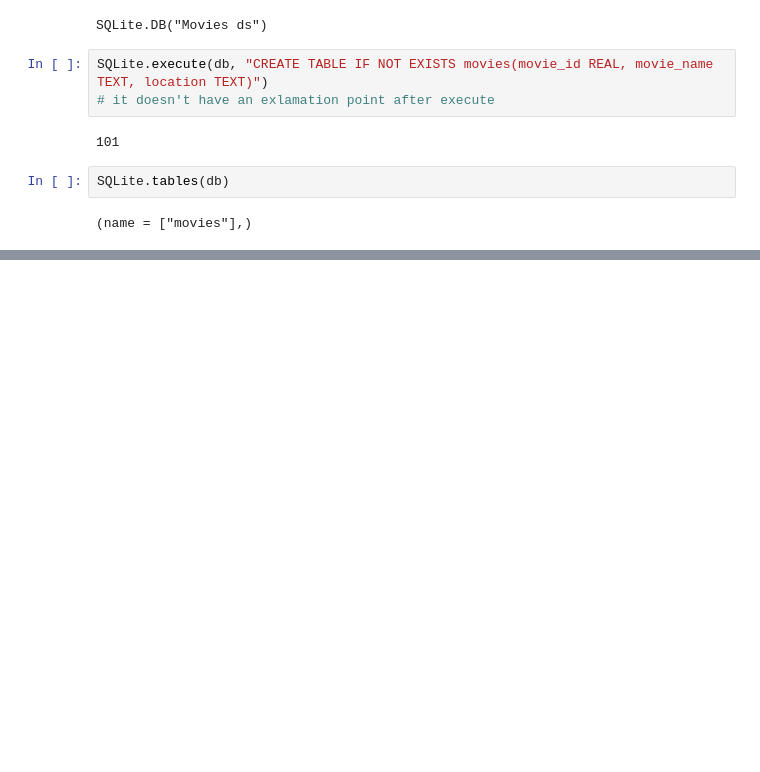
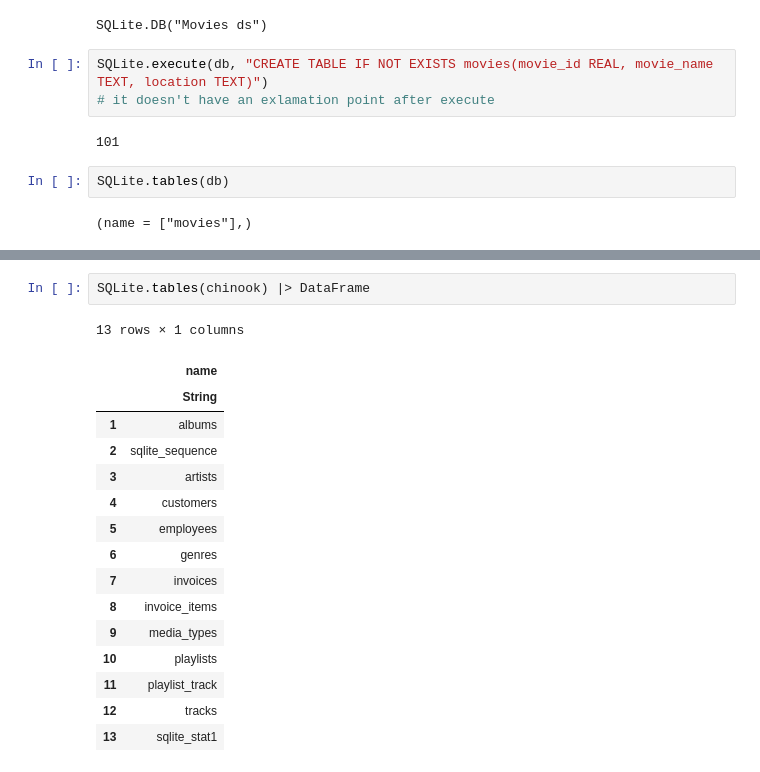
Before and after one commit to sakce/learn-julia, a Jupyter notebook: 1_LearnJulia.ipynb, the cells around one changed output, grey strips where cells are left out. Saved outputs shown, nothing was run; the diff lists cells and outputs as text; blank space fills up the shorter version.

```diff
--- a/1_LearnJulia.ipynb
+++ b/1_LearnJulia.ipynb
@@ -920,0 +935,19 @@ SQLite.execute(db, "SELECT * FROM movies")
+# %%
+SQLite.tables(chinook) |> DataFrame
+# %% [output]
+13 rows × 1 columns
+|  | name |
+|  | String |
+| 1 | albums |
+| 2 | sqlite_sequence |
+| 3 | artists |
+| 4 | customers |
+| 5 | employees |
+| 6 | genres |
+| 7 | invoices |
+| 8 | invoice_items |
+| 9 | media_types |
+| 10 | playlists |
+| 11 | playlist_track |
+| 12 | tracks |
+| 13 | sqlite_stat1 |
```
Also changed, not shown: parts of 36 cells of this notebook, 1 other file.
